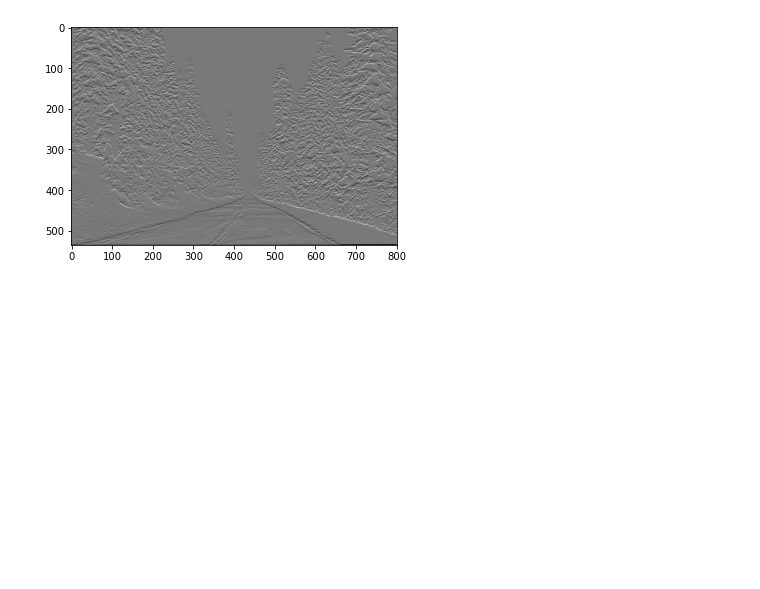
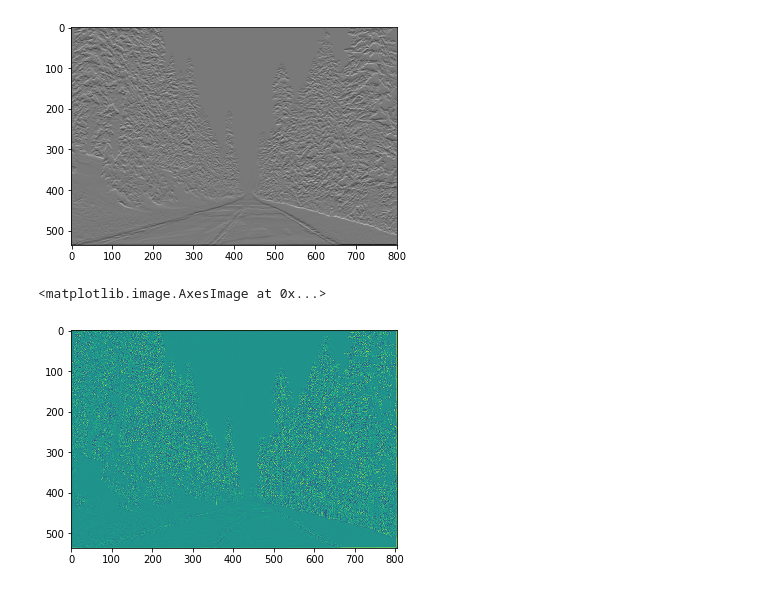
Before and after one commit to ligia26/cv_lab2, a Jupyter notebook: code/Image_enhancement/Untitled.ipynb, the cells around one changed output. Saved outputs shown, nothing was run; the diff lists cells and outputs as text; code cells hidden in the pictures; blank space fills up the shorter version.

```diff
--- a/code/Image_enhancement/Untitled.ipynb
+++ b/code/Image_enhancement/Untitled.ipynb
@@ -33,3 +33,47 @@ plt.imshow(Gy, cmap='gray')
 # %% [output]
 <matplotlib.image.AxesImage at 0x...>
 [figure]
+# %%
+import cv2
+from gauss2D import gauss2D
+from scipy.signal import convolve2d
+import numpy as np
+from math import pi, exp
+from scipy.ndimage import laplace
+
+def compute_LoG(image, LOG_type):
+    sigma = 0.5
+    kernel_size = 5
+
+    if LOG_type == 1:
+        gauss_kernel = gauss2D(sigma, sigma, kernel_size)
+        smoothed_image = convolve2d(image, gauss_kernel)
+        imOut = laplace(smoothed_image)
+
+    elif LOG_type == 2:
+        LoG_kernel = np.zeros((kernel_size, kernel_size))
+
+        for i in range(kernel_size):
+            for j in range(kernel_size):
+                LoG_kernel[i][j] = (
+                    (- 1/(pi * sigma**4)) *
+                    (1 - (i**2 + j**2)/ (2*sigma**2)) *
+                    exp(-(i**2 + j**2)/(2*sigma**2)))
+
+        imOut = convolve2d(image, LoG_kernel)
+
+
+    elif LOG_type == 3:
+        sigma2 = 1
+        gauss_kernel1 = gauss2D(sigma, sigma, kernel_size)
+        gauss_kernel2 = gauss2D(sigma2, sigma2, kernel_size)
+        DoG_kernel = gauss_kernel1 - gauss_kernel2
+        imOut = convolve2d(image, DoG_kernel)
+
+    return imOut
+# %%
+im1 = compute_LoG(img, 1)
+plt.imshow(im1)
+# %% [output]
+<matplotlib.image.AxesImage at 0x...>
+[figure, added]
```
Also changed, not shown: parts of 2 cells of this notebook, 2 other files.
